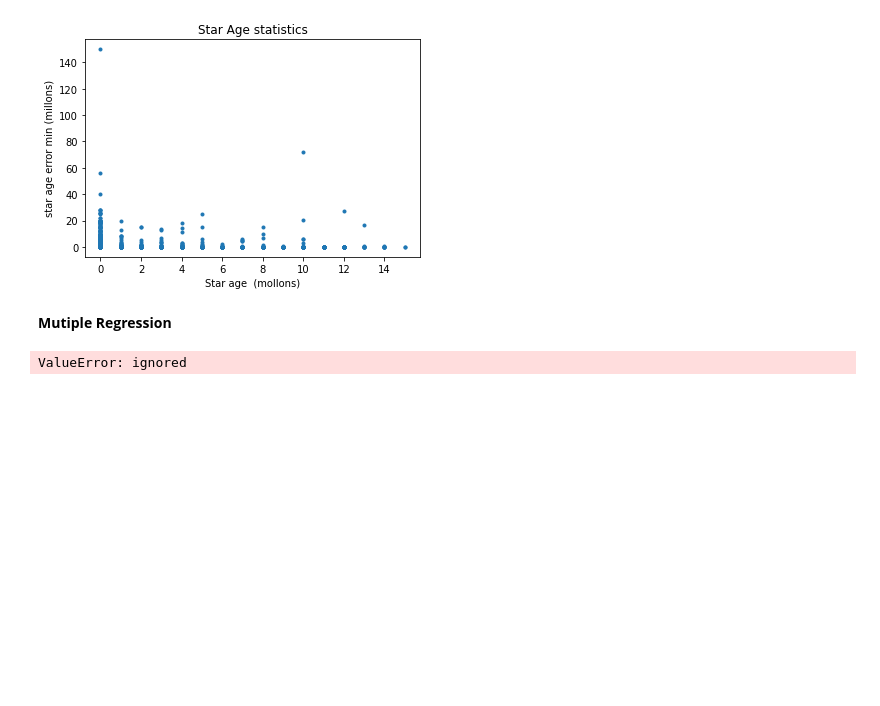
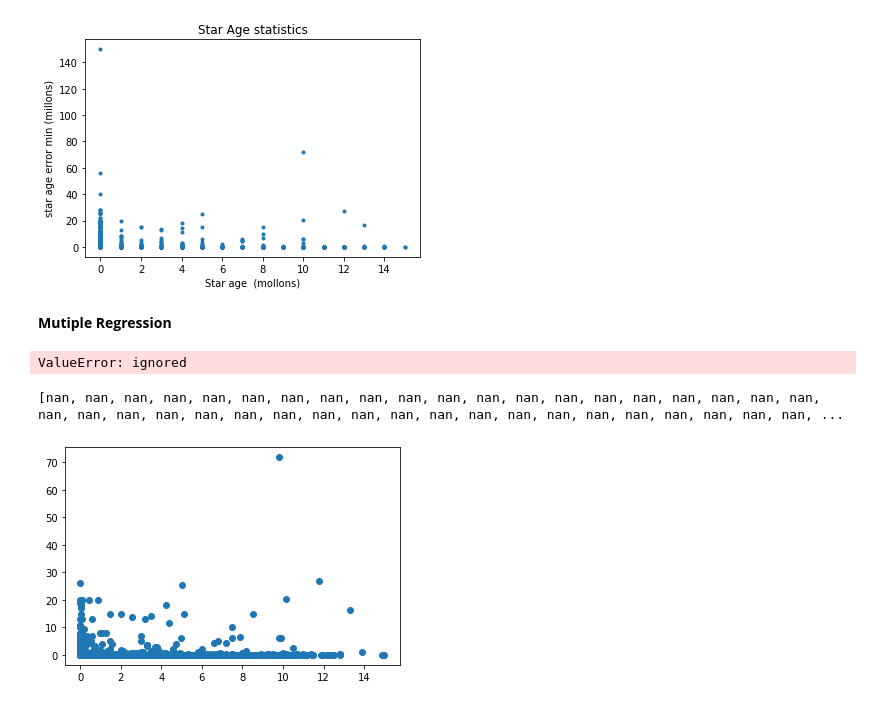
Before and after one commit to Raynould-Joseph/Machine-Learning-, a Jupyter notebook: ML_Lab_1.ipynb, the cells around one changed output. Cells and saved outputs as stored; diff of their text form; code cells hidden in the pictures; blank space fills up the shorter version.

```diff
--- a/ML_Lab_1.ipynb
+++ b/ML_Lab_1.ipynb
@@ -124,3 +124,23 @@ print (&quot;values of β1, β2:",lstsq(x, y, rcond=None)[0])
 print (&quot;Score =";,model.score(x1, y1))
 # %% [output]
 ValueError: ignored
+# %%
+import numpy as np
+import matplotlib.pyplot  as plot
+import pandas as pd
+from scipy import stats
+pd = pd.read_csv("exoplanet_confirm_and_candidates.csv")
+features = pd["star_age"]
+labels = pd["mass_error_min"]
+slope, intercept, r, p, std_err = stats.linregress(features, labels)
+def lineFunc(x):
+  return slope * x + intercept
+lineY = list(map(lineFunc, features))
+print(lineY)
+
+plot.scatter(features,labels)
+plot.plot(features,lineY)
+plot.show()
+# %% [output]
+[nan, nan, nan, nan, nan, nan, nan, nan, nan, nan, nan, nan, nan, nan, nan, nan, nan, nan, nan, nan, nan, nan, nan, nan, nan, nan, nan, nan, nan, nan, nan, nan, nan, nan, nan, nan, nan, nan, nan, nan, ...
+[figure, added]
```
Also changed, not shown: parts of 1 cell of this notebook.
